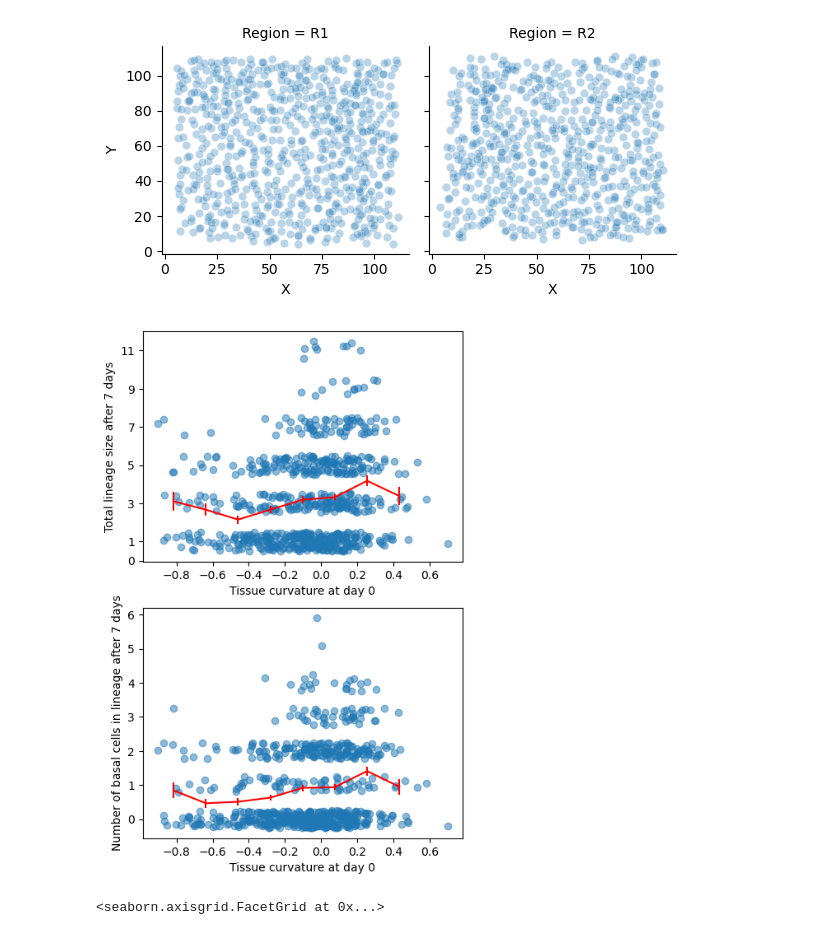
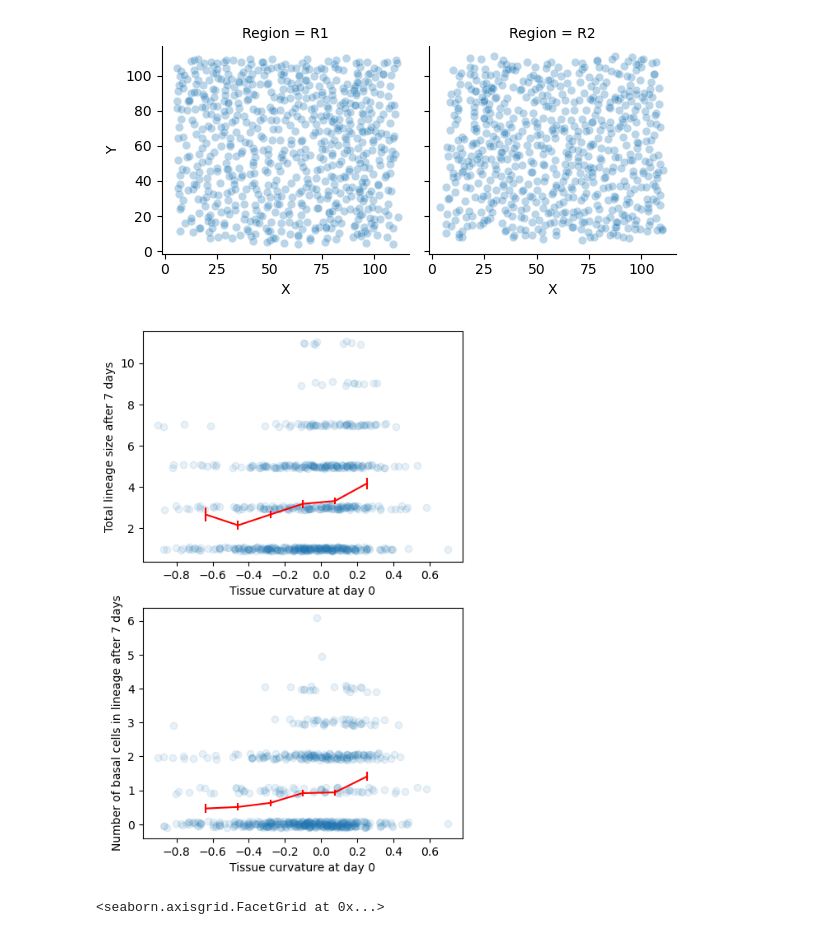
Before and after one commit to xies/mouse_skin_size_control, a Jupyter notebook: 2025_lineage_analysis/prediction_model_notebooks/visualize_tissue_curvature.ipynb, the cells around one changed output. Saved outputs shown, nothing was run; the diff lists cells and outputs as text; code cells hidden in the pictures.

```diff
--- a/2025_lineage_analysis/prediction_model_notebooks/visualize_tissue_curvature.ipynb
+++ b/2025_lineage_analysis/prediction_model_notebooks/visualize_tissue_curvature.ipynb
@@ -62,40 +62,42 @@ clone_stats = pd.DataFrame(index=lineages.keys(),
 
 for linID, lineage in lineages.items():
     if 0 in lineage.index.get_level_values(0): # Shouldn' fail...
         clone_stats.loc[linID,'Region'] = linID[0]
         clone_stats.loc[linID,'Initial tissue curvature'] = lineage.loc[0,:]['Mean curvature 5um'].values
         clone_stats.loc[linID,'Total lineage size'] = len(lineage.index.get_level_values(1).unique())
         if 14 in lineage.index.get_level_values(0):
             clone_stats.loc[linID,'Final basal cell count'] = sum(lineage.loc[14,:]['Cell type'] == 'Basal')
         else:
             clone_stats.loc[linID,'Final basal cell count'] = 0
 
 from basicUtils import jitter, plot_bin_means
 plt.figure(figsize=(5,8))
 plt.subplot(2,1,1)
 plt.scatter(clone_stats['Initial tissue curvature'],
-            jitter(clone_stats['Total lineage size'],sigma=1), alpha=.5)
+            jitter(clone_stats['Total lineage size'],sigma=.2), alpha=.1)
 plt.ylabel('Total lineage size after 7 days')
 plt.xlabel('Tissue curvature at day 0')
-plt.yticks([0,1,3,5,7,9,11])
+# plt.yticks([0,1,3,5,7,9,11])
 plot_bin_means(clone_stats['Initial tissue curvature'],
                clone_stats['Total lineage size'],
-               bin_edges=10,color='r',mean='mean')
+               bin_edges=10,color='r',mean='mean',
+               minimum_n=30)
 
 plt.subplot(2,1,2)
 plt.scatter(clone_stats['Initial tissue curvature'],
-            jitter(clone_stats['Final basal cell count'],sigma=.5), alpha=.5)
+            jitter(clone_stats['Final basal cell count'],sigma=.2), alpha=.1)
 plt.ylabel('Number of basal cells in lineage after 7 days')
 plt.xlabel('Tissue curvature at day 0')
-plt.yticks([0,1,2,3,4,5,6])
+# plt.yticks([0,1,2,3,4,5,6])
 plot_bin_means(clone_stats['Initial tissue curvature'],
                clone_stats['Final basal cell count'],
-               bin_edges=10,color='r',mean='mean')
+               bin_edges=10,color='r',mean='mean',
+              minimum_n=30)
 
 model_dir = '/Users/xies/OneDrive - Stanford/Skin/Mesa et al/Lineage models/'
 plt.savefig(path.join(model_dir,'Differentiation visualizations/tissue_curvature_v_lineage_size.svg'))
 # %% [output]
-[figure, old version]
+[figure, new version]
 # %%
 clone_stats['Total lineage size'] = clone_stats['Total lineage size'].astype('category')
 clone_stats['Final basal cell count'] = clone_stats['Final basal cell count'].astype('category')
```
Also changed, not shown: 11 other files.
